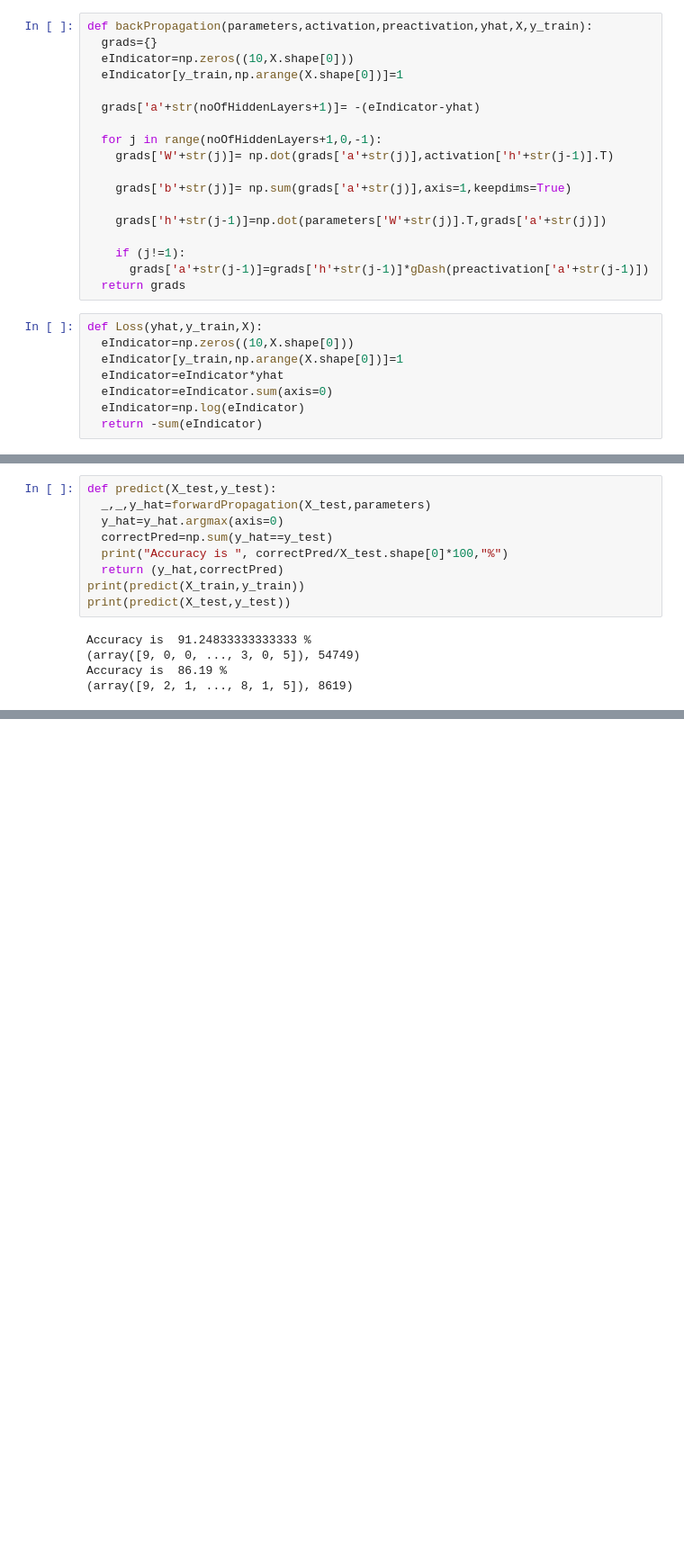
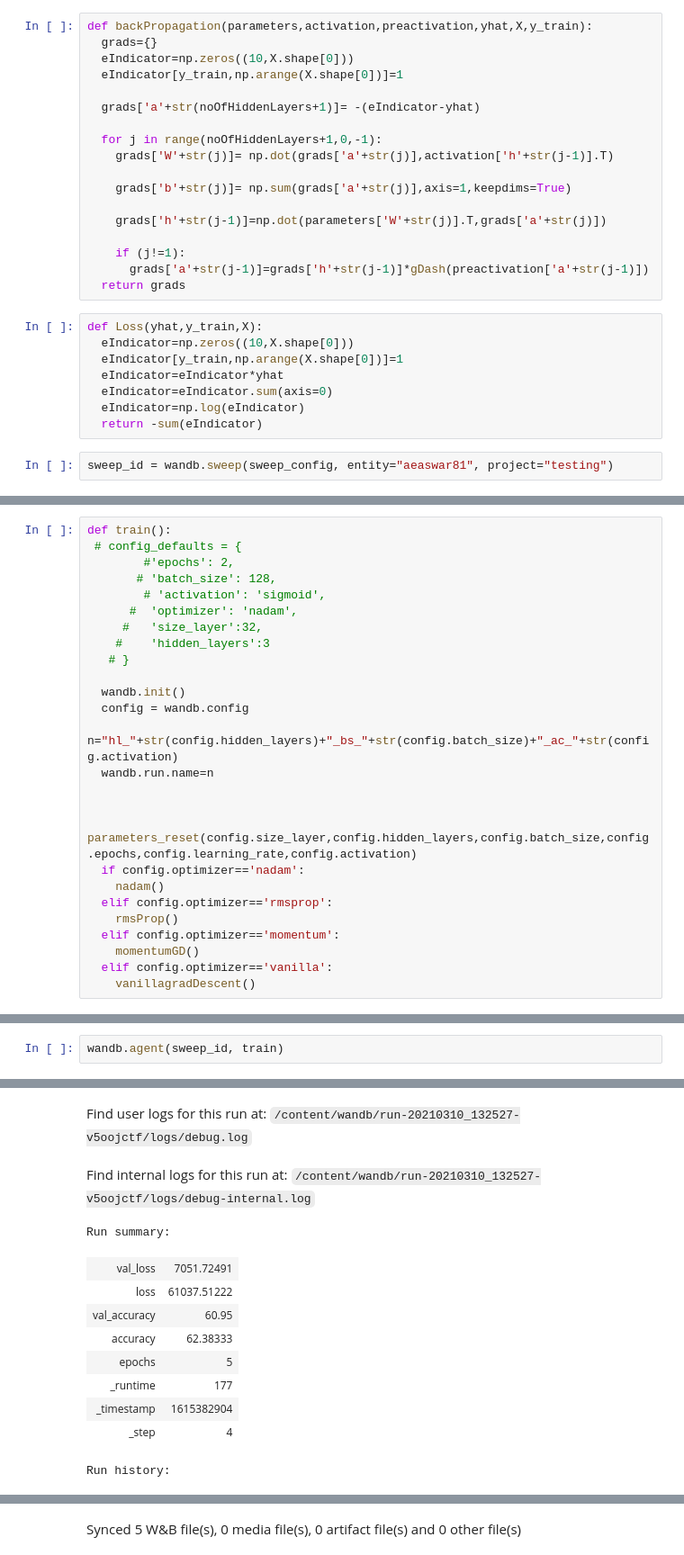
Before and after one commit to aeaswar81/cs6910_deeplearning_assignment_1, a Jupyter notebook: neuralnet_v1.ipynb, the cells around one changed output, grey strips where cells are left out. Shown at 90% size. Saved outputs shown, nothing was run; the diff lists cells and outputs as text; blank space fills up the shorter version.

Commit message:
wandb script,activation functions added

```diff
--- a/neuralnet_v1.ipynb
+++ b/neuralnet_v1.ipynb
@@ -101,3 +219,5 @@ def Loss(yhat,y_train,X):
   eIndicator=eIndicator.sum(axis=0)
   eIndicator=np.log(eIndicator)
   return -sum(eIndicator)
+# %%
+sweep_id = wandb.sweep(sweep_config, entity="aeaswar81", project="testing")
@@ -104 +231,27 @@ def Loss(yhat,y_train,X):
+# %%
+def train():
+ # config_defaults = {
+        #'epochs': 2,
+       # 'batch_size': 128,
+        # 'activation': 'sigmoid',
+      #  'optimizer': 'nadam',
+     #   'size_layer':32,
+    #    'hidden_layers':3
+   # }
+
+  wandb.init()
+  config = wandb.config
+  n="hl_"+str(config.hidden_layers)+"_bs_"+str(config.batch_size)+"_ac_"+str(config.activation)
+  wandb.run.name=n
+
+
+  parameters_reset(config.size_layer,config.hidden_layers,config.batch_size,config.epochs,config.learning_rate,config.activation)
+  if config.optimizer=='nadam':
+    nadam()
+  elif config.optimizer=='rmsprop':
+    rmsProp()
+  elif config.optimizer=='momentum':
+    momentumGD()
+  elif config.optimizer=='vanilla':
+    vanillagradDescent()
 # %%
@@ -350,14 +468,3 @@ loss after epoch  15561.402026366384
-# %%
-def predict(X_test,y_test):
-  _,_,y_hat=forwardPropagation(X_test,parameters)
-  y_hat=y_hat.argmax(axis=0)
-  correctPred=np.sum(y_hat==y_test)
-  print("Accuracy is ", correctPred/X_test.shape[0]*100,"%")
-  return (y_hat,correctPred)
-print(predict(X_train,y_train))
-print(predict(X_test,y_test))
-# %% [output]
-Accuracy is  91.24833333333333 %
-(array([9, 0, 0, ..., 3, 0, 5]), 54749)
-Accuracy is  86.19 %
-(array([9, 2, 1, ..., 8, 1, 5]), 8619)
+# %%
+wandb.agent(sweep_id, train)
+# %% [output]
@@ -363,0 +492,12 @@ Accuracy is  86.19 %
+Find user logs for this run at: /content/wandb/run-20210310_132527-v5oojctf/logs/debug.log
+Find internal logs for this run at: /content/wandb/run-20210310_132527-v5oojctf/logs/debug-internal.log
+Run summary:
+| val_loss | 7051.72491 |
+| loss | 61037.51222 |
+| val_accuracy | 60.95 |
+| accuracy | 62.38333 |
+| epochs | 5 |
+| _runtime | 177 |
+| _timestamp | 1615382904 |
+| _step | 4 |
+Run history:
@@ -363,0 +512 @@ Accuracy is  86.19 %
+Synced 5 W&B file(s), 0 media file(s), 0 artifact file(s) and 0 other file(s)
```
Also changed, not shown: parts of 22 cells of this notebook.
